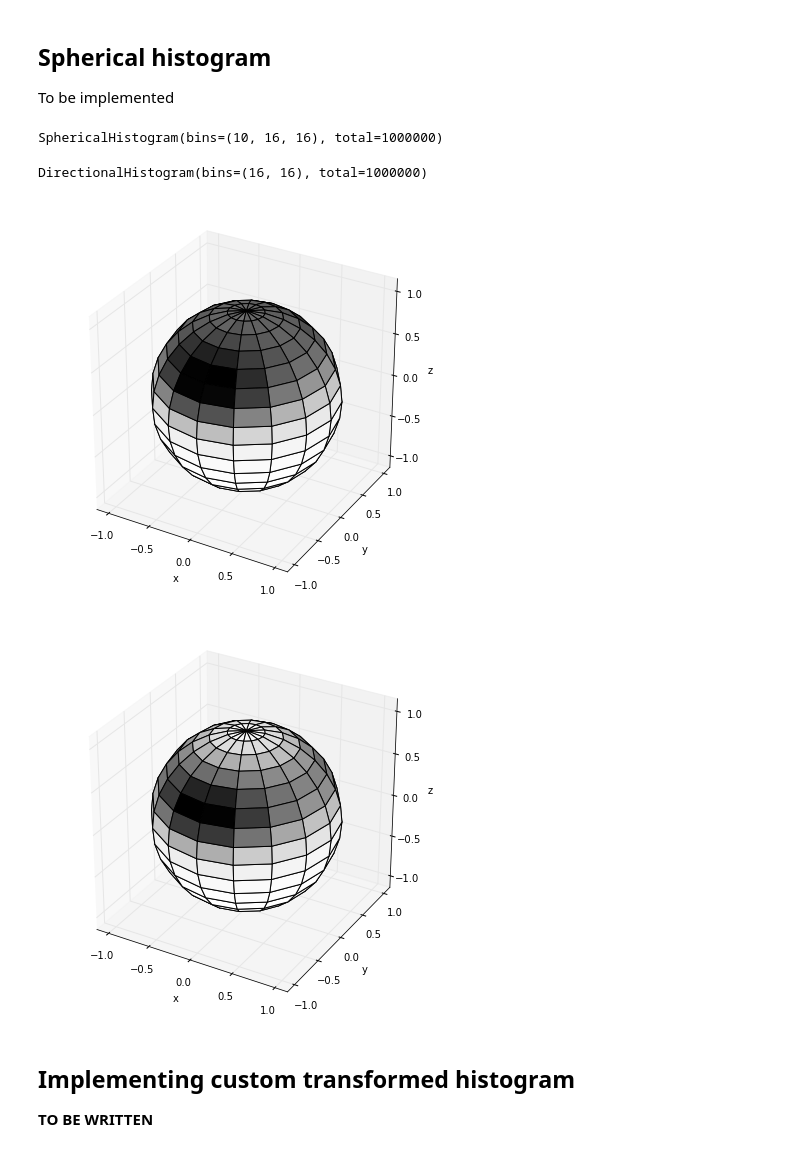
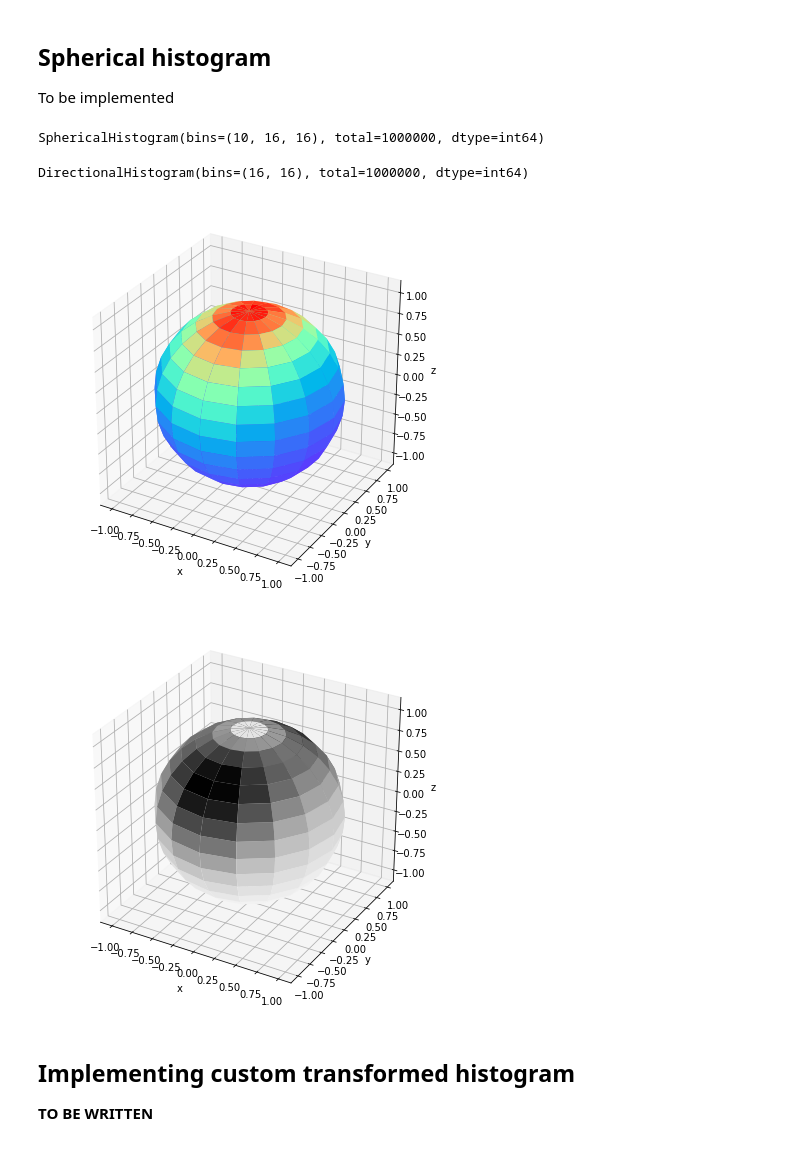
Before and after one commit to janpipek/physt, a Jupyter notebook: doc/special_histograms.ipynb, the cells around one changed output. Cells and saved outputs as stored; diff of their text form; code cells hidden in the pictures.

```diff
--- a/doc/special_histograms.ipynb
+++ b/doc/special_histograms.ipynb
@@ -142,21 +142,21 @@ n = 1000000
 data = np.empty((n, 3))
 data[:,0] = np.random.normal(0, 1, n)
 data[:,1] = np.random.normal(0, 1.3, n)
-data[:,2] = np.random.normal(1, .6, n)
+data[:,2] = np.random.normal(1, 1.2, n)
 h = special.spherical_histogram(data)
 h
 # %% [output]
-SphericalHistogram(bins=(10, 16, 16), total=1000000)
+SphericalHistogram(bins=(10, 16, 16), total=1000000, dtype=int64)
 # %%
 globe = h.projection("theta", "phi")
 # globe.plot()
-globe.plot.globe_map(density=True, figsize=(7, 7))
+globe.plot.globe_map(density=True, figsize=(7, 7), cmap="rainbow")
 globe.plot.globe_map(density=False, figsize=(7, 7))
 globe
 # %% [output]
-DirectionalHistogram(bins=(16, 16), total=1000000)
+DirectionalHistogram(bins=(16, 16), total=1000000, dtype=int64)
-[figure, old version]
+[figure, new version]
-[figure, old version]
+[figure, new version]
 # %% [markdown]
 ## Implementing custom transformed histogram
 
```
Also changed, not shown: parts of 10 cells of this notebook, 1 other file.
